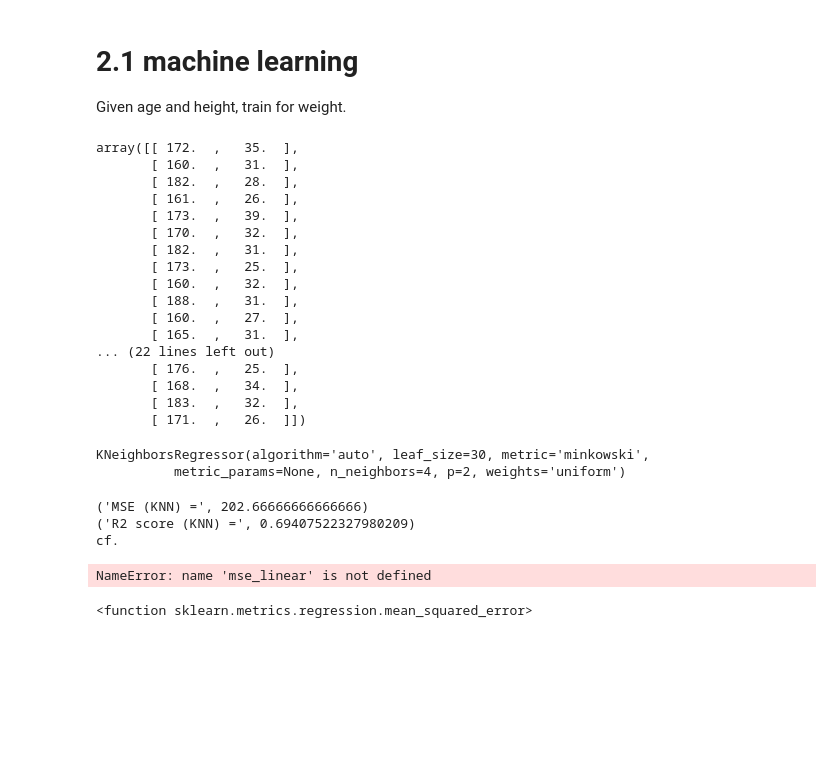
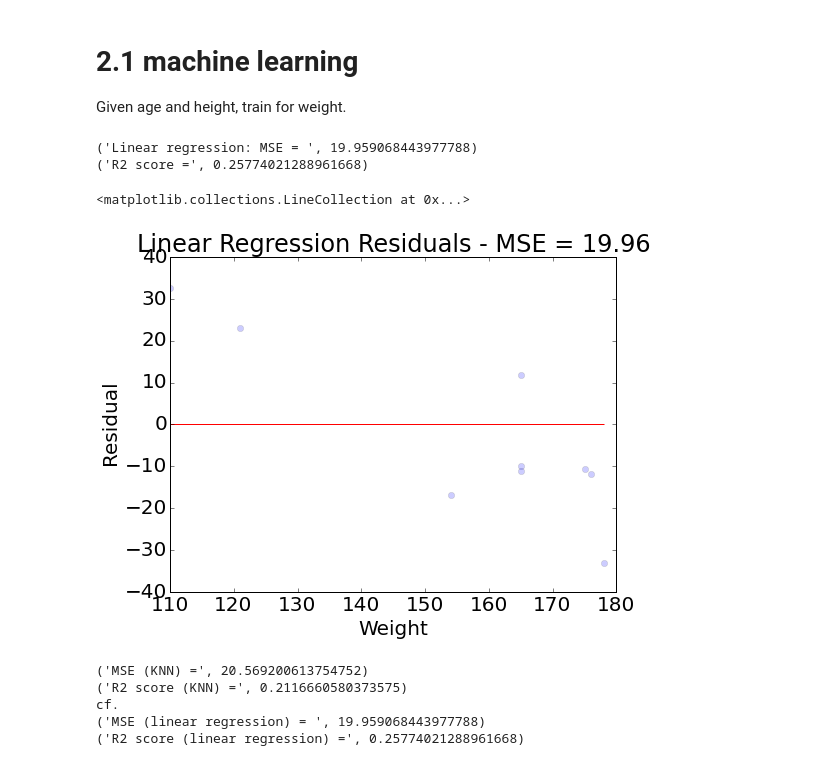
Before and after one commit to hungiyang/Fruitcake, a Jupyter notebook: Fruitcake.ipynb, the cells around one changed output. Saved outputs shown, nothing was run; the diff lists cells and outputs as text; code cells hidden in the pictures; blank space fills up the shorter version.

```diff
--- a/Fruitcake.ipynb
+++ b/Fruitcake.ipynb
@@ -66,13 +66,12 @@ See the the caveats in the documentation: http://pandas.pydata.org/pandas-docs/s
 | 37 | 9/30/2015 14:36:06 | 185.00 | Normal | 45 | Taisiya | 171 | 160 | 26 | TextWrangler |
 # %%
 data = pd.DataFrame.copy(rawdata)
-
 hdata = np.array(data["height"])
 bdata = np.array(data["obesity"])
 pwdata = np.array(data["ownweight"])
+phdata = np.array(data['ownheight'])
 phdata[phdata == "1,72"] = 172
 phdata = np.array([float(i) for i in phdata])
-data = pd.DataFrame.copy(rawdata)
 data['ownheight'] = phdata
 # %% [markdown]
 * What is the distribution of observed heights?
@@ -494,6 +491,16 @@ Phil's weight = 164.559353033+-10.0769840478
 # %% [markdown]
 # 2.1 machine learning
 Given age and height, train for weight.
+# %%
+#prepare data
+BMIlist = data['ownweight']*0.4534/data['ownheight']**2*100**2
+#select = np.where(np.logical_and(BMIlist > 18.5, BMIlist < 24.9))[0]
+select = np.where(data['ownweight'] == data['ownweight'])[0]
+
+X, y = np.vstack((data['ownheight'],data['ownage'])).T[select], np.array(data['ownweight'][select])
+X_scaled = sk.preprocessing.scale(X) # Many methods work better on scaled X.
+X_train, X_test, y_train, y_test = train_test_split(X, y)
+#X_train, X_test, y_train, y_test = train_test_split(X_scaled, y)
 # %%
 from sklearn import linear_model
 linear = linear_model.LinearRegression()
@@ -511,48 +518,24 @@ r2_linear = linear.score(X_test, y_test)
 print("Linear regression: MSE = ",mse_linear)
 print("R2 score =",r2_linear)
 # %% [output]
-array([[ 172.  ,   35.  ],
-       [ 160.  ,   31.  ],
-       [ 182.  ,   28.  ],
-       [ 161.  ,   26.  ],
-       [ 173.  ,   39.  ],
-       [ 170.  ,   32.  ],
-       [ 182.  ,   31.  ],
-       [ 173.  ,   25.  ],
-       [ 160.  ,   32.  ],
-       [ 188.  ,   31.  ],
-       [ 160.  ,   27.  ],
-       [ 165.  ,   31.  ],
-... (22 lines left out)
-       [ 176.  ,   25.  ],
-       [ 168.  ,   34.  ],
-       [ 183.  ,   32.  ],
-       [ 171.  ,   26.  ]])
+('Linear regression: MSE = ', 19.959068443977788)
+('R2 score =', 0.25774021288961668)
-# %%
-import sklearn as sk
-from sklearn.cross_validation import train_test_split
-#from sklearn import neighbors
-#from sklearn import preprocessing
-BMIlist = data['ownweight']*0.4534/data['ownheight']**2*100**2
-select = np.where(np.logical_and(BMIlist > 18.5, BMIlist < 24.9))[0]
-
-X, y = np.vstack((data['ownheight'],data['ownage'])).T[select], data['ownweight'][select]
-
-
-X_scaled = sk.preprocessing.scale(X) # Many methods work better on scaled X.
-
-KNN = sk.neighbors.KNeighborsRegressor(4)
-
-X_train, X_test, y_train, y_test = train_test_split(X_scaled, y)
-
-KNN.fit(X_train,y_train)
-# %% [output]
-KNeighborsRegressor(algorithm='auto', leaf_size=30, metric='minkowski',
-          metric_params=None, n_neighbors=4, p=2, weights='uniform')
+# %%
+plt.plot(y_test,y_lr_pred - y_test,'o',alpha=0.2)
+plt.title("Linear Regression Residuals - MSE = %.2f" % mse_linear)
+plt.xlabel("Weight")
+plt.ylabel("Residual")
+plt.hlines(0,min(y_test),max(y_test),color="red")
+# %% [output]
+<matplotlib.collections.LineCollection at 0x...>
+[figure, added]
 # %%
-#from sklearn.metrics import mean_squared_error
+import sklearn as sk
+from sklearn.cross_validation import train_test_split
+KNN = sk.neighbors.KNeighborsRegressor(8)
+KNN.fit(X_train,y_train)
 y_knn_pred = KNN.predict(X_test)
-mse_knn = sk.metrics.mean_squared_error(y_test,y_knn_pred)
+mse_knn = np.sqrt(sk.metrics.mean_squared_error(y_test,y_knn_pred))
 r2_knn = KNN.score(X_test, y_test)
 print("MSE (KNN) =", mse_knn)
 print("R2 score (KNN) =",r2_knn)
@@ -560,11 +543,8 @@ print("cf.")
 print("MSE (linear regression) = ",mse_linear)
 print("R2 score (linear regression) =",r2_linear)
 # %% [output]
-('MSE (KNN) =', 202.66666666666666)
-('R2 score (KNN) =', 0.69407522327980209)
+('MSE (KNN) =', 20.569200613754752)
+('R2 score (KNN) =', 0.2116660580373575)
 cf.
+('MSE (linear regression) = ', 19.959068443977788)
+('R2 score (linear regression) =', 0.25774021288961668)
-NameError: name 'mse_linear' is not defined
-# %%
-sk.metrics.mean_squared_error
-# %% [output]
-<function sklearn.metrics.regression.mean_squared_error>
```
Also changed, not shown: parts of 11 cells of this notebook, 2 other files.
